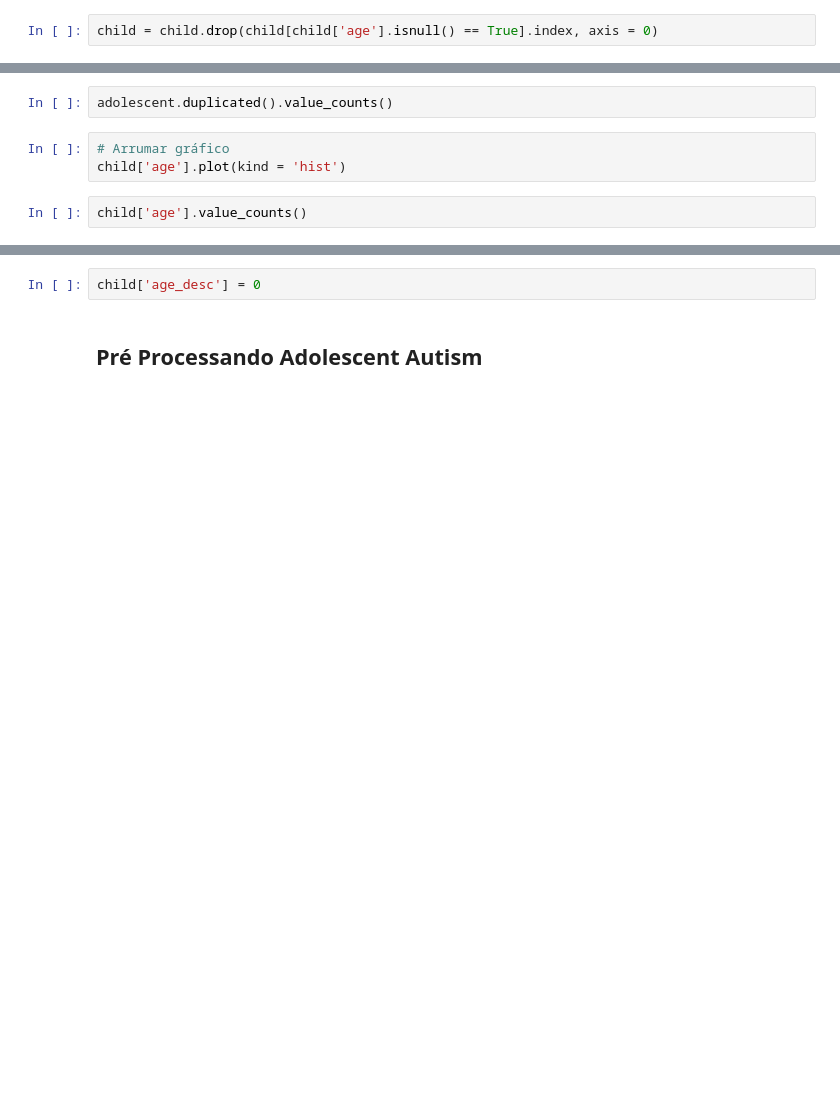
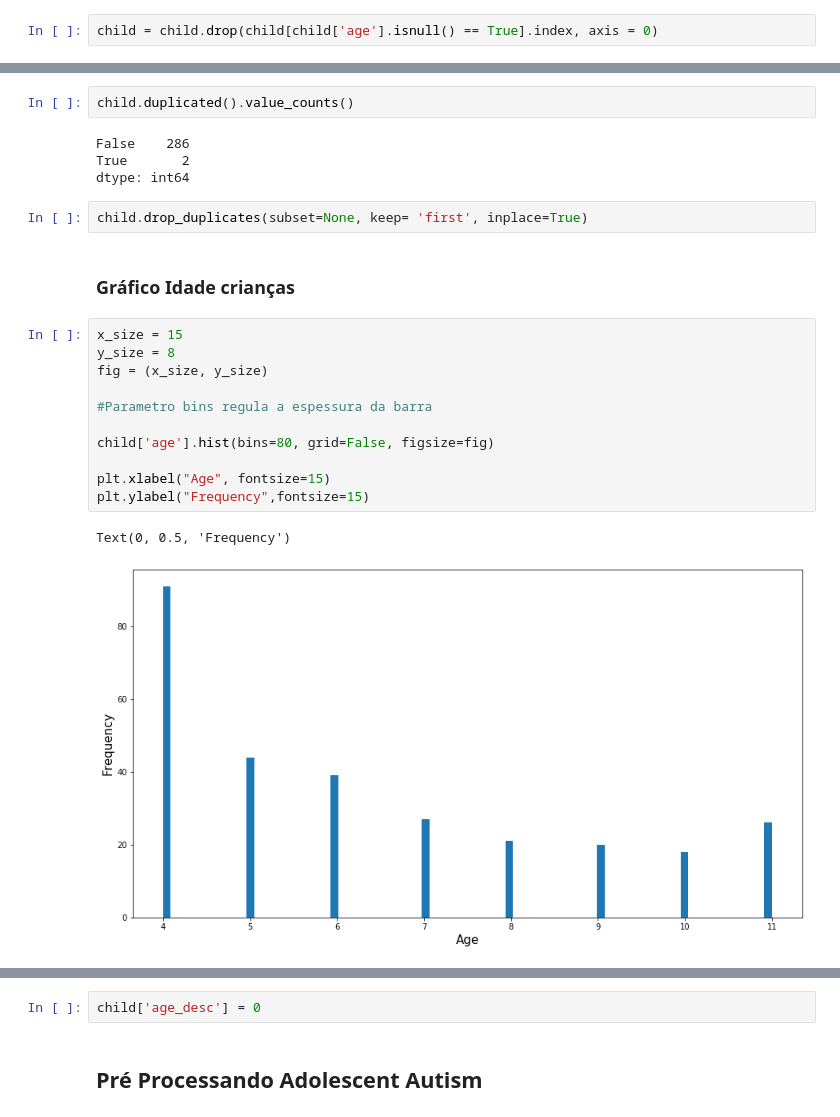
Before and after one commit to thalesmonteiro/Autism-Prediction, a Jupyter notebook: AutismPrediction.ipynb, the cells around one changed output, grey strips where cells are left out. Cells and saved outputs as stored; diff of their text form; blank space fills up the shorter version.

```diff
--- a/AutismPrediction.ipynb
+++ b/AutismPrediction.ipynb
@@ -50,9 +113,26 @@ child = child.drop(child[child['age'].isnull() == True].index, axis = 0)
 # %%
-adolescent.duplicated().value_counts()
+child.duplicated().value_counts()
+# %% [output]
+False    286
+True       2
+dtype: int64
-# %%
-# Arrumar gráfico
-child['age'].plot(kind = 'hist')
-# %%
-child['age'].value_counts()
+# %%
+child.drop_duplicates(subset=None, keep= 'first', inplace=True)
+# %% [markdown]
+### Gráfico Idade crianças
+# %%
+x_size = 15
+y_size = 8
+fig = (x_size, y_size)
+
+#Parametro bins regula a espessura da barra
+
+child['age'].hist(bins=80, grid=False, figsize=fig)
+
+plt.xlabel("Age", fontsize=15)
+plt.ylabel("Frequency",fontsize=15)
+# %% [output]
+Text(0, 0.5, 'Frequency')
+[figure, added]
 # %%
 child.boxplot()
```
Also changed, not shown: parts of 91 cells of this notebook.
